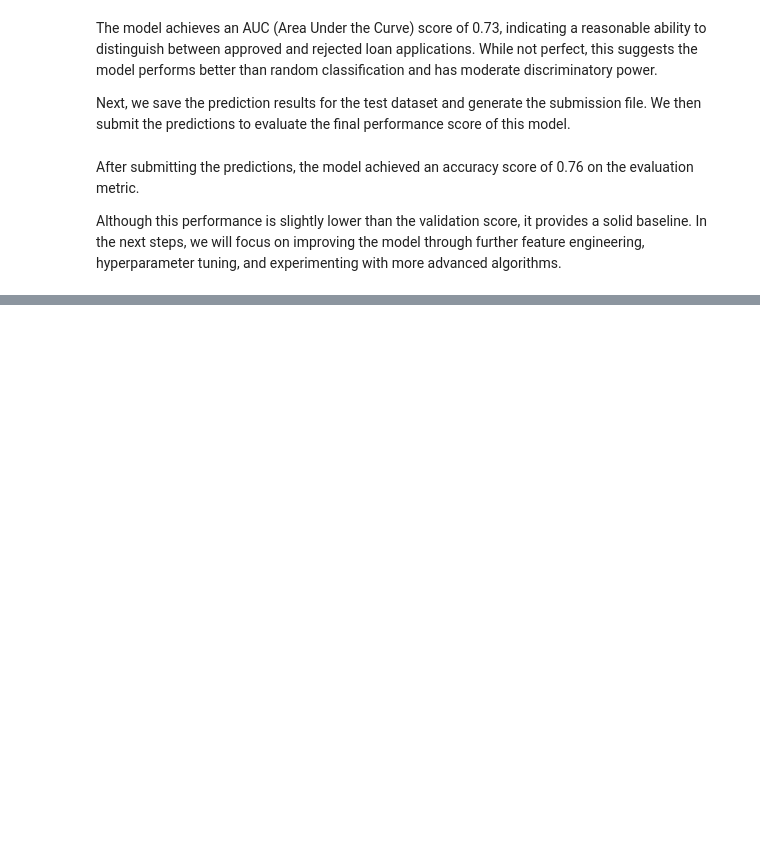
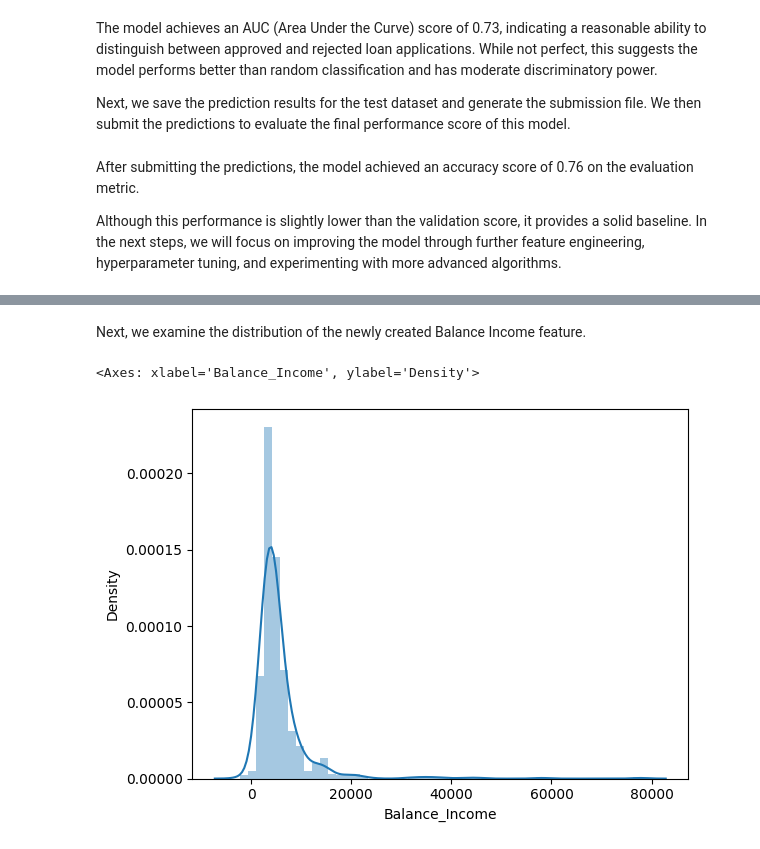
Before and after one commit to HamzaLatif02/Loan_Prediction, a Jupyter notebook: code/data.ipynb, the cells around one changed output, grey strips where cells are left out. Saved outputs shown, nothing was run; the diff lists cells and outputs as text; code cells hidden in the pictures; blank space fills up the shorter version.

```diff
--- a/code/data.ipynb
+++ b/code/data.ipynb
@@ -748,0 +836,10 @@ Although this performance is slightly lower than the validation score, it provid
+# %%
+train_data['Balance_Income'] = train_data['Total_Income'] - train_data['EMI']
+test_data['Balance_Income'] = test_data['Total_Income'] - test_data['EMI']
+# %% [markdown]
+Next, we examine the distribution of the newly created Balance Income feature.
+# %%
+sns.distplot(train_data['Balance_Income'])
+# %% [output]
+<Axes: xlabel='Balance_Income', ylabel='Density'>
+[figure, added]
```
Also changed, not shown: parts of 19 cells of this notebook.
